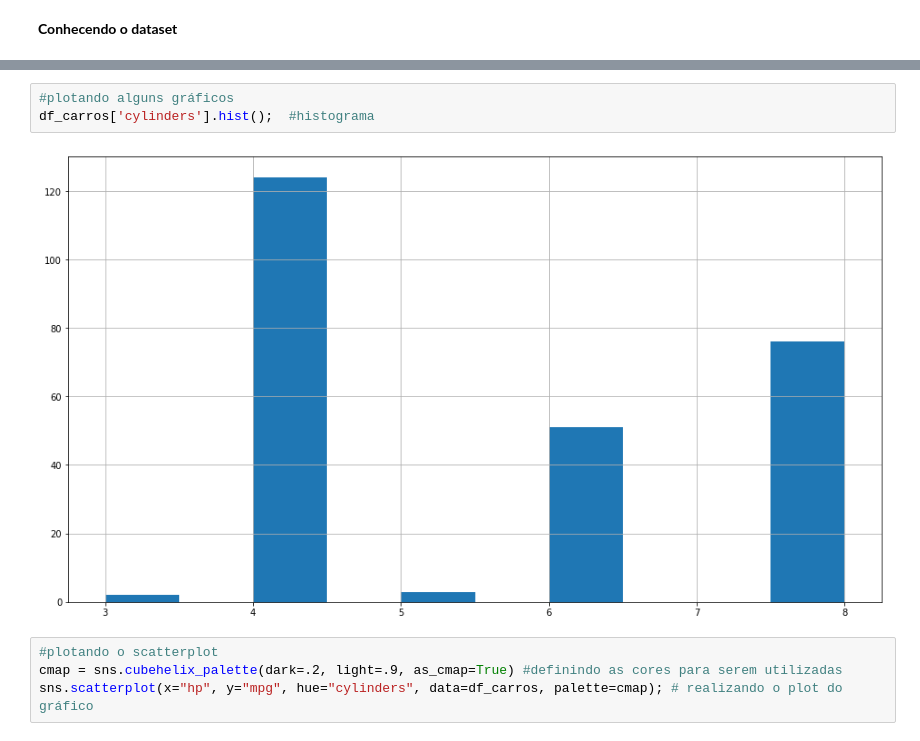
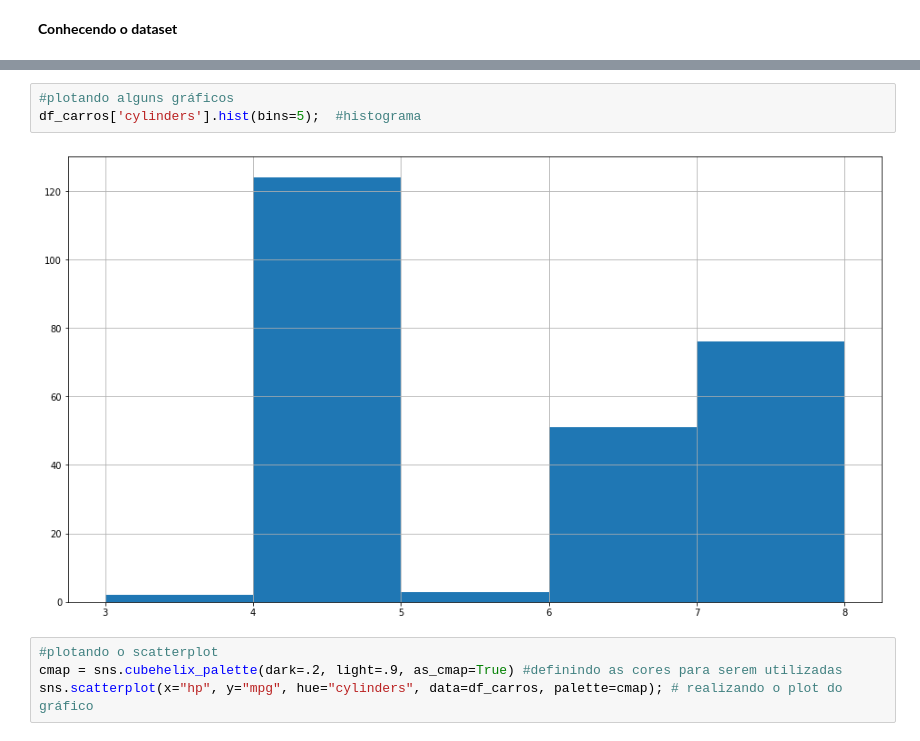
Before and after one commit to deborabastos/DS_big_data_studies, a Jupyter notebook: aula_interativa_1_TPD_bootcamp.ipynb, the cells around one changed output, grey strips where cells are left out. Saved outputs shown, nothing was run; the diff lists cells and outputs as text.

```diff
--- a/aula_interativa_1_TPD_bootcamp.ipynb
+++ b/aula_interativa_1_TPD_bootcamp.ipynb
@@ -156,8 +156,8 @@ plt.show()
 # %%
 #plotando alguns gráficos
-df_carros['cylinders'].hist();  #histograma
+df_carros['cylinders'].hist(bins=5);  #histograma
 # %% [output]
-[figure, old version]
+[figure, new version]
 # %%
 #plotando o scatterplot
 cmap = sns.cubehelix_palette(dark=.2, light=.9, as_cmap=True) #definindo as cores para serem utilizadas
```
Also changed, not shown: parts of 9 cells of this notebook.
